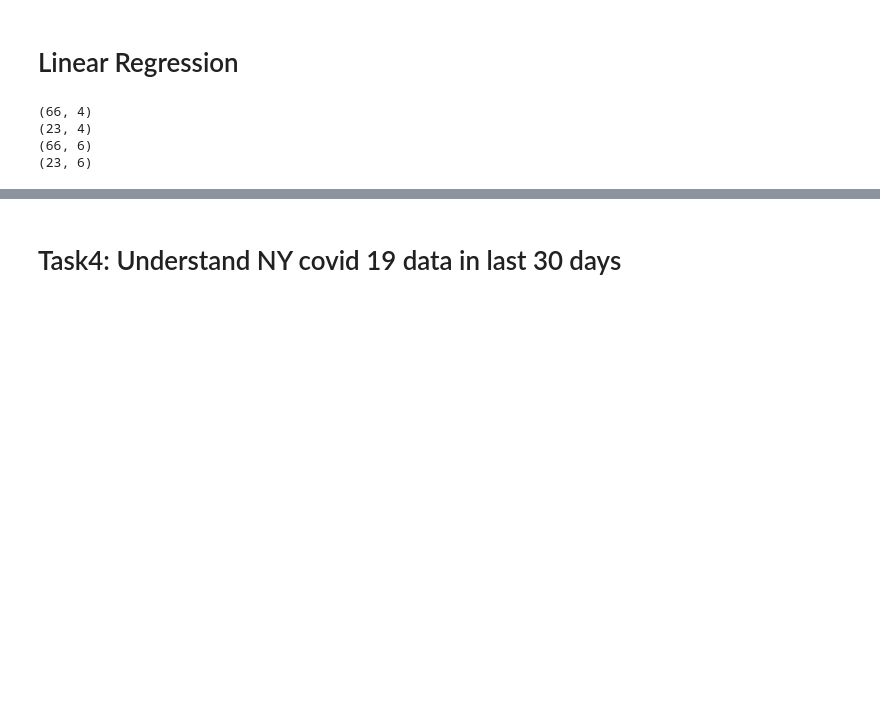
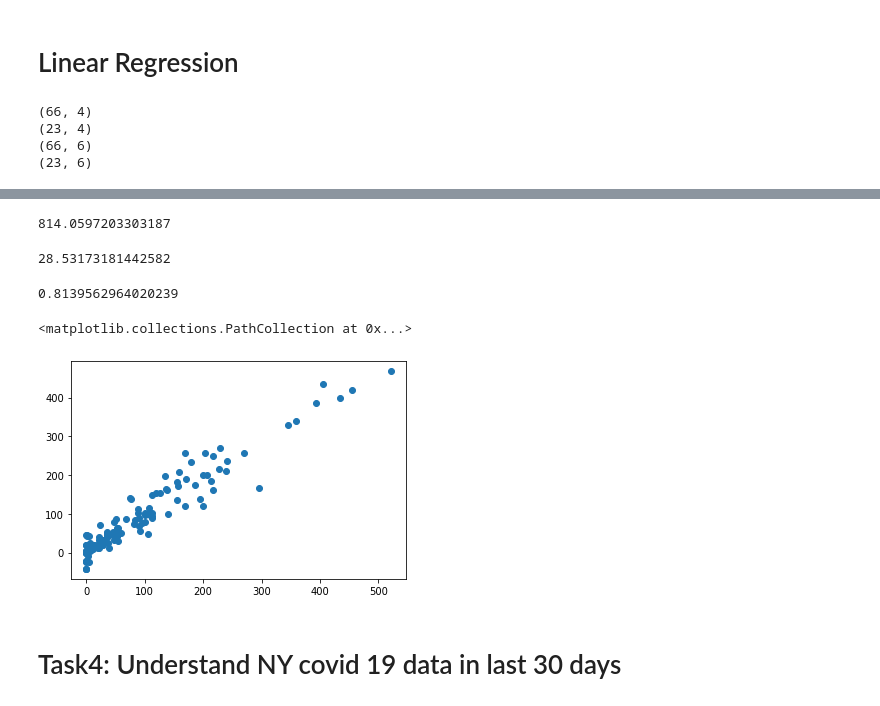
Before and after one commit to Avianou48/Studies, a Jupyter notebook: Python/Advanced_Python/COVID19_Testing_Project.ipynb, the cells around one changed output, grey strips where cells are left out. Drawn from its saved outputs; the diff is of its cells as text; code cells hidden in the pictures; blank space fills up the shorter version.

```diff
--- a/Python/Advanced_Python/COVID19_Testing_Project.ipynb
+++ b/Python/Advanced_Python/COVID19_Testing_Project.ipynb
@@ -133,6 +133,3 @@ Data columns (total 4 columns):
  3   Cases                           89 non-null     object
 dtypes: object(4)
 memory usage: 2.9+ KB
-# %%
-# convert string value
-X = X.astype(str).astype(int)
@@ -140,0 +136,4 @@ ValueError: ignored
+# %%
+# removing commas from numerics value
+X = X.replace(',','', regex=True)
+X.head()
@@ -202,0 +218,3 @@ plt.show()
+# %%
+y_pred = linReg.predict(x_test)
+y_pred
@@ -203,3 +275,23 @@ plt.show()
+# %%
+from sklearn import metrics
+mse = metrics.mean_squared_error(y_test,y_pred)
+mse
+# %% [output]
+814.0597203303187
+# %%
+np.sqrt(mse)
+# %% [output]
+28.53173181442582
+# %%
+r2 = metrics.r2_score(y_test,y_pred)
+r2
+# %% [output]
+0.8139562964020239
+# %%
+plt.scatter(y_test,y_pred)
+# %% [output]
+<matplotlib.collections.PathCollection at 0x...>
+[figure, added]
 # %% [markdown]
 # Task4: Understand NY covid 19 data in last 30 days
 # %%
```
Also changed, not shown: parts of 13 cells of this notebook.
